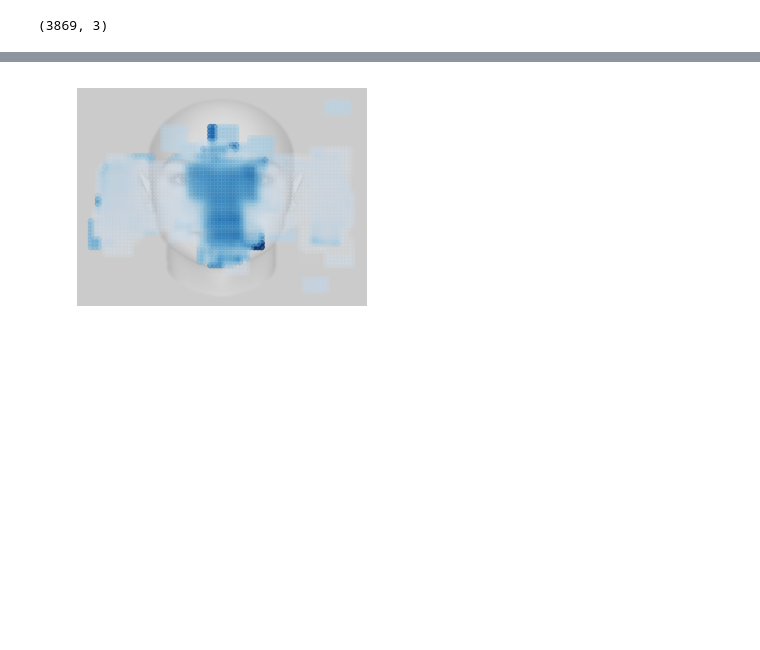
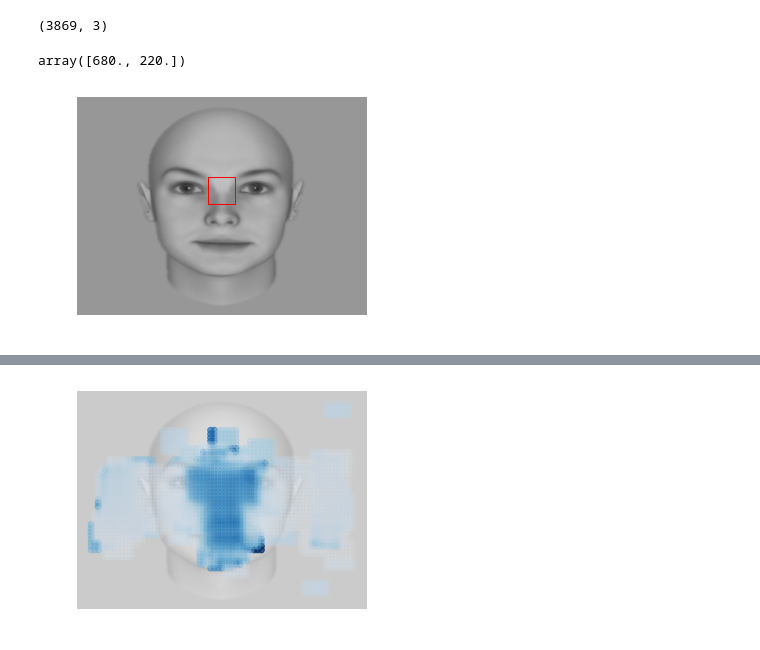
Before and after one commit to hyunwoogu/EyeStrategy, a Jupyter notebook: EyeTrack.ipynb, the cells around one changed output, grey strips where cells are left out. Cells and saved outputs as stored; diff of their text form; code cells hidden in the pictures; blank space fills up the shorter version.

```diff
--- a/EyeTrack.ipynb
+++ b/EyeTrack.ipynb
@@ -151,0 +265,25 @@ A.shape
+# %%
+tes[0, [0,1]]
+# %% [output]
+array([680., 220.])
+# %%
+coord1 = (720, 440) ## x coord (from left), y coord (from top)
+XwinSize = 150
+YwinSize = 150
+
+fig, ax = plt.subplots(1)
+
+plt.imshow(img)
+plt.xlim(0, 1600)
+plt.ylim(1200, 0)
+plt.axis('off')
+
+Start = 200
+End = 210
+
+rect = patches.Rectangle(coord1,XwinSize,YwinSize,linewidth=1,edgecolor='r',facecolor='none')
+ax.add_patch(rect)
+
+plt.show()
+# %% [output]
+[figure, added]
```
Also changed, not shown: parts of 29 cells of this notebook.
